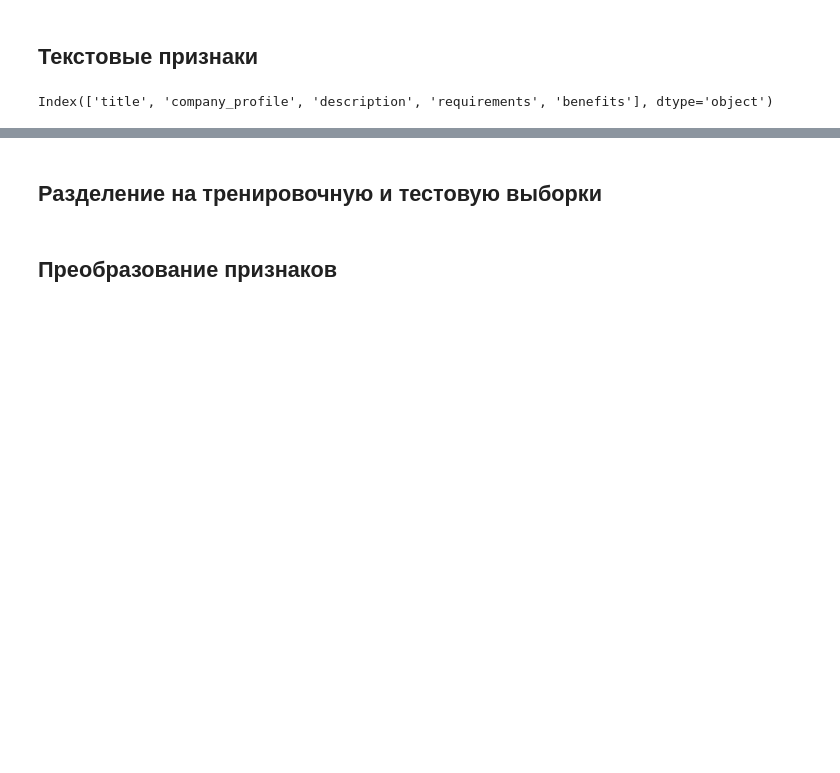
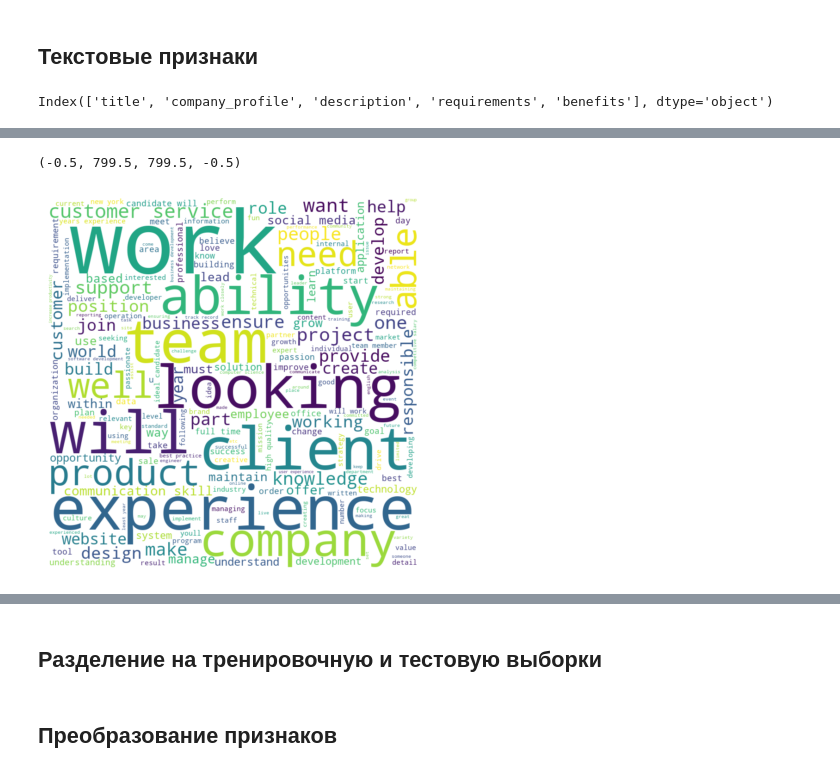
Before and after one commit to oleg-w570/real-or-fake-job-posting, a Jupyter notebook: real_or_fake_job_posting.ipynb, the cells around one changed output, grey strips where cells are left out. Saved outputs shown, nothing was run; the diff lists cells and outputs as text; code cells hidden in the pictures; blank space fills up the shorter version.

```diff
--- a/real_or_fake_job_posting.ipynb
+++ b/real_or_fake_job_posting.ipynb
@@ -226,0 +267,10 @@ data["combined_text"] = data["combined_text"].apply(clean_text)
+# %%
+wc = WordCloud(width=800, height=800, background_color="white").generate(
+    " ".join(data[data["fraudulent"] == 0]["combined_text"])
+)
+
+plt.imshow(wc, interpolation="bilinear")
+plt.axis("off")
+# %% [output]
+(-0.5, 799.5, 799.5, -0.5)
+[figure, added]
```
Also changed, not shown: parts of 34 cells of this notebook.
